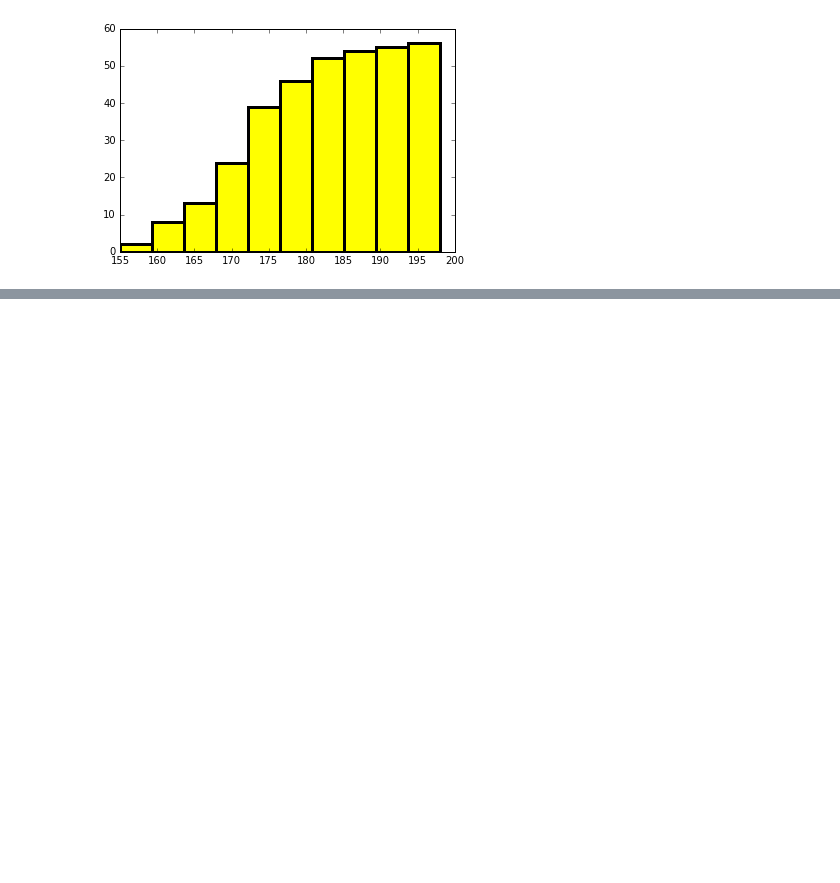
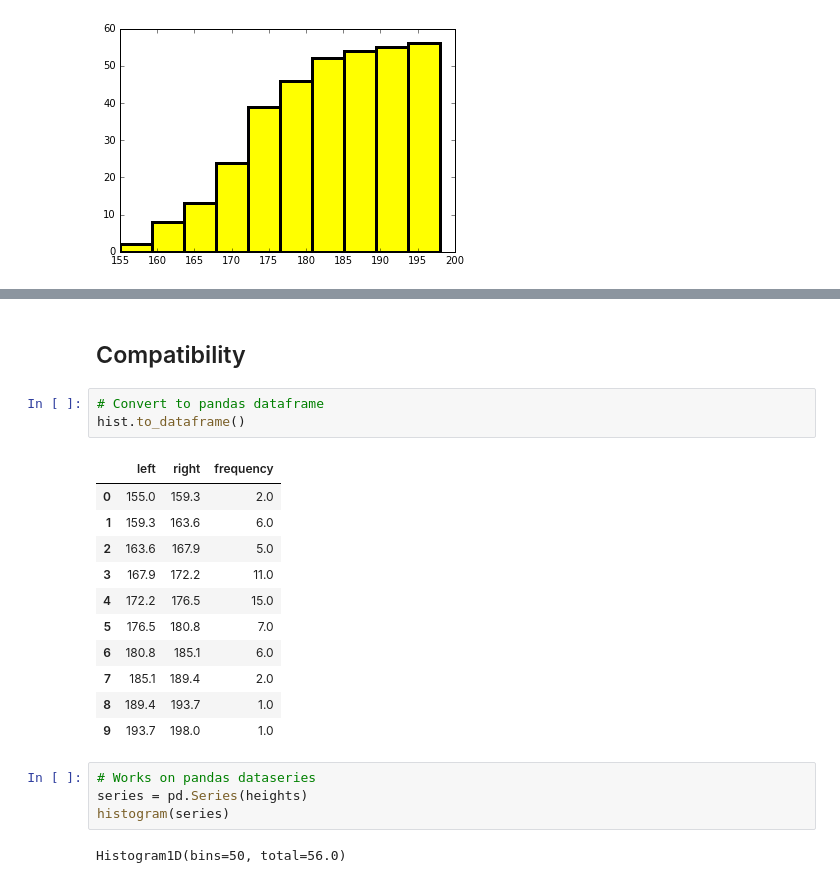
Before and after one commit to janpipek/physt, a Jupyter notebook: doc/Tutorial.ipynb, the cells around one changed output, grey strips where cells are left out. Saved outputs shown, nothing was run; the diff lists cells and outputs as text; blank space fills up the shorter version.

```diff
--- a/doc/Tutorial.ipynb
+++ b/doc/Tutorial.ipynb
@@ -35,0 +135,23 @@ hist.plot(histtype="scatter", cumulative=True, density=True);
+# %% [markdown]
+## Compatibility
+# %%
+# Convert to pandas dataframe
+hist.to_dataframe()
+# %% [output]
+|  | left | right | frequency |
+| 0 | 155.0 | 159.3 | 2.0 |
+| 1 | 159.3 | 163.6 | 6.0 |
+| 2 | 163.6 | 167.9 | 5.0 |
+| 3 | 167.9 | 172.2 | 11.0 |
+| 4 | 172.2 | 176.5 | 15.0 |
+| 5 | 176.5 | 180.8 | 7.0 |
+| 6 | 180.8 | 185.1 | 6.0 |
+| 7 | 185.1 | 189.4 | 2.0 |
+| 8 | 189.4 | 193.7 | 1.0 |
+| 9 | 193.7 | 198.0 | 1.0 |
+# %%
+# Works on pandas dataseries
+series = pd.Series(heights)
+histogram(series)
+# %% [output]
+Histogram1D(bins=50, total=56.0)
```
Also changed, not shown: parts of 23 cells of this notebook.
